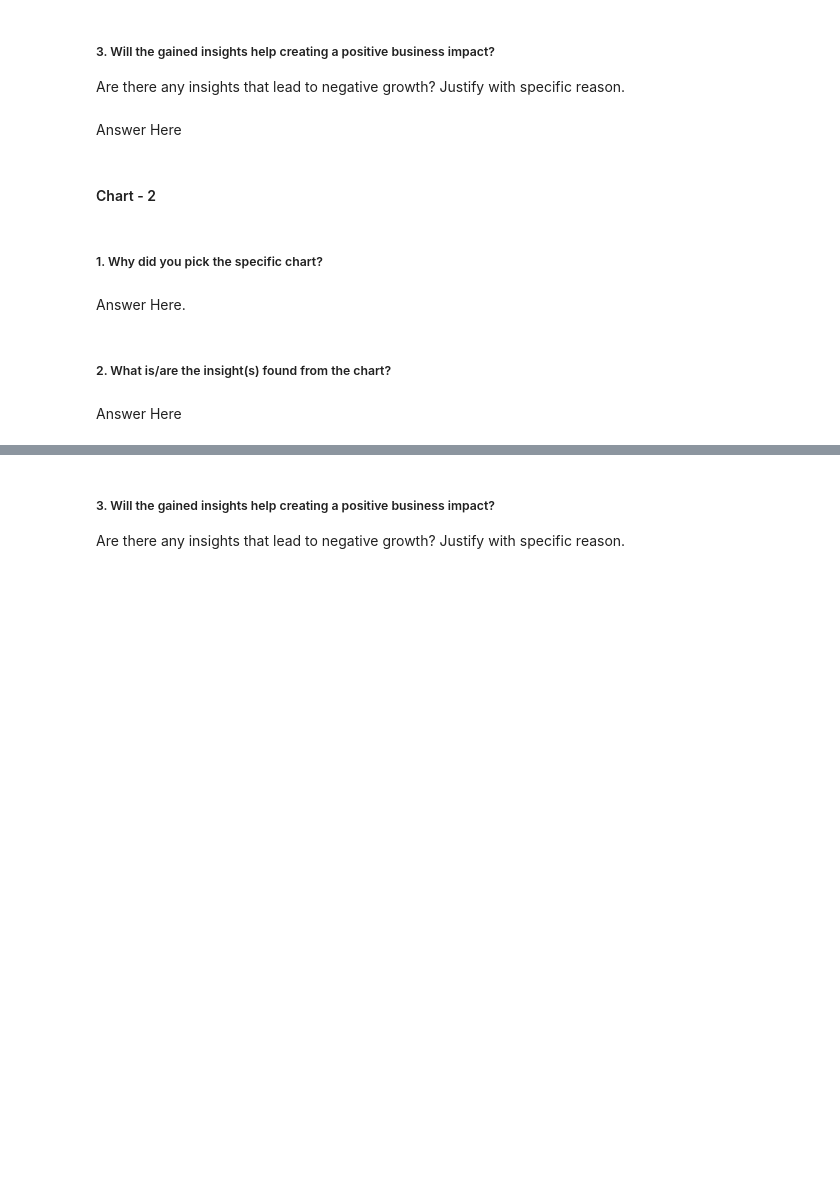
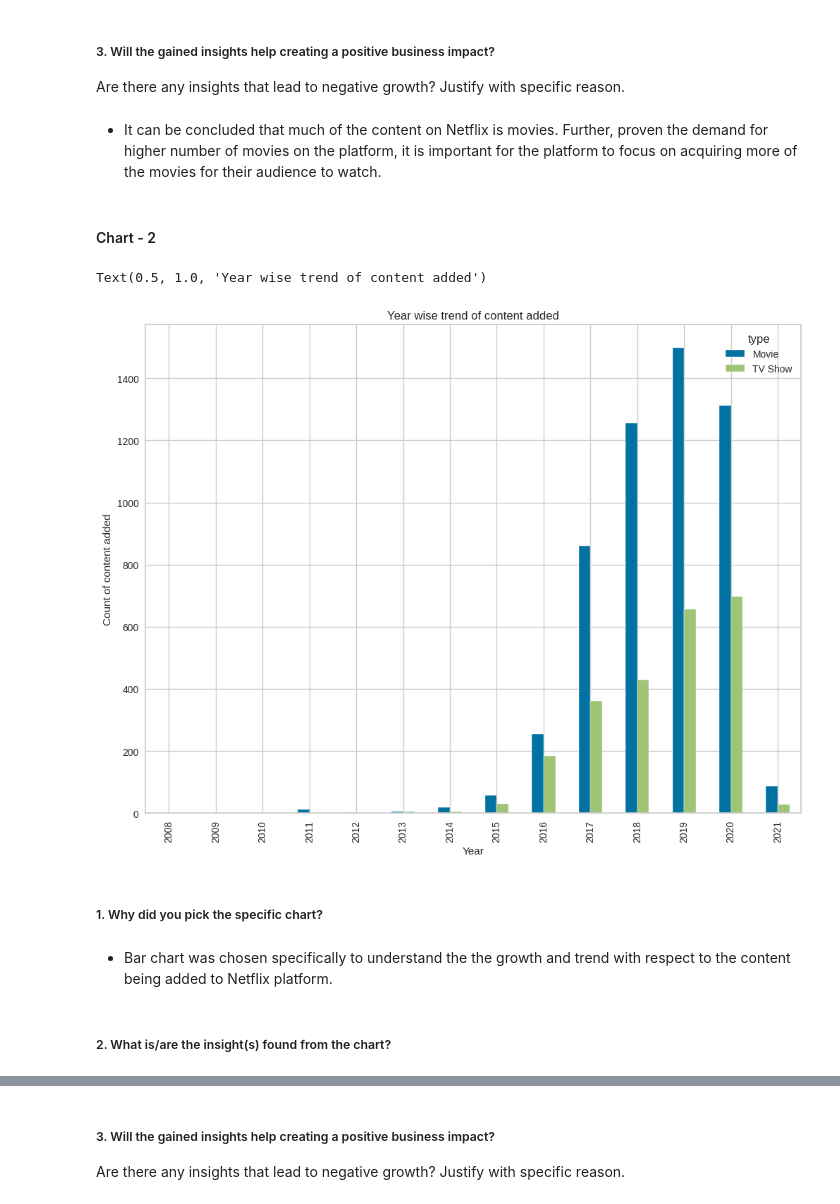
Before and after one commit to Kalpesh-Nandedkar/Netflix-Movies-and-TV-Shows-Clustering, a Jupyter notebook: Netflix_Movies_&_TV_Shows_Clustering.ipynb, the cells around one changed output, grey strips where cells are left out. Drawn from its saved outputs; the diff is of its cells as text; code cells hidden in the pictures; blank space fills up the shorter version.

```diff
--- a/Netflix_Movies_&_TV_Shows_Clustering.ipynb
+++ b/Netflix_Movies_&_TV_Shows_Clustering.ipynb
@@ -133,0 +402,3 @@ Answer Here
+# %%
+# 2. Drop null values in date_added and rating
+df.dropna(subset=['date_added','rating'], inplace=True)
@@ -133,0 +422,8 @@ Answer Here
+# %%
+#converting the date_added column into datetime format
+df['date_added']=pd.to_datetime(df['date_added'])
+# %%
+#extratcting day, month and year of addition
+df['day_added']= df['date_added'].dt.day
+df['month_added']= df['date_added'].dt.month
+df['year_added']= df['date_added'].dt.year
@@ -133,0 +488,19 @@ Answer Here
+# %%
+#encoding the same in the ratings column
+nomenclature={
+    'TV-MA': 'Mature',
+    'R': 'Restricted',
+    'PG-13': 'ParentalGuidance13',
+    'TV-14': 'Teen',
+    'TV-PG': 'Family-friendly',
+    'NR': 'NotRated',
+    'TV-G': 'General',
+    'TV-Y': 'Children',
+    'TV-Y7': 'Youth',
+    'PG': 'Parental Guidance',
+    'G': 'General',
+    'NC-17': 'Adults Only',
+    'TV-Y7-FV': 'Fantasy Violence',
+    'UR': 'Unrated'}
+
+df['audience']=df['rating'].replace(nomenclature)
@@ -152,7 +555,7 @@ Answer Here
 # %% [markdown]
 ##### 3. Will the gained insights help creating a positive business impact?
 Are there any insights that lead to negative growth? Justify with specific reason.
-# %% [markdown]
-Answer Here
+# %% [markdown]
+* It can be concluded that much of the content on Netflix is movies. Further, proven the demand for higher number of movies on the platform, it is important for the platform to focus on acquiring more of the movies for their audience to watch.
 # %% [markdown]
 #### Chart - 2
@@ -161,8 +562,23 @@ Answer Here
+# %%
+# Chart - 2 Year wise trend of content added
+plt.rcParams['figure.figsize']= (12,9)
+#group the data by year and type, reset the index to count
+group= df.groupby(['year_added', 'type']).size().reset_index(name='count')
+
+#create seperate column for each type
+group1= group.pivot(index='year_added', columns= 'type', values='count')
+
+#create the plot
+ax= group1.plot(kind='bar')
+ax.set_xlabel('Year')
+ax.set_ylabel('Count of content added')
+ax.set_title('Year wise trend of content added')
+# %% [output]
+Text(0.5, 1.0, 'Year wise trend of content added')
+[figure, added]
 # %% [markdown]
 ##### 1. Why did you pick the specific chart?
-# %% [markdown]
-Answer Here.
+# %% [markdown]
+* Bar chart was chosen specifically to understand the the growth and trend with respect to the content being added to Netflix platform.
 # %% [markdown]
 ##### 2. What is/are the insight(s) found from the chart?
-# %% [markdown]
-Answer Here
```
Also changed, not shown: parts of 48 cells of this notebook.
